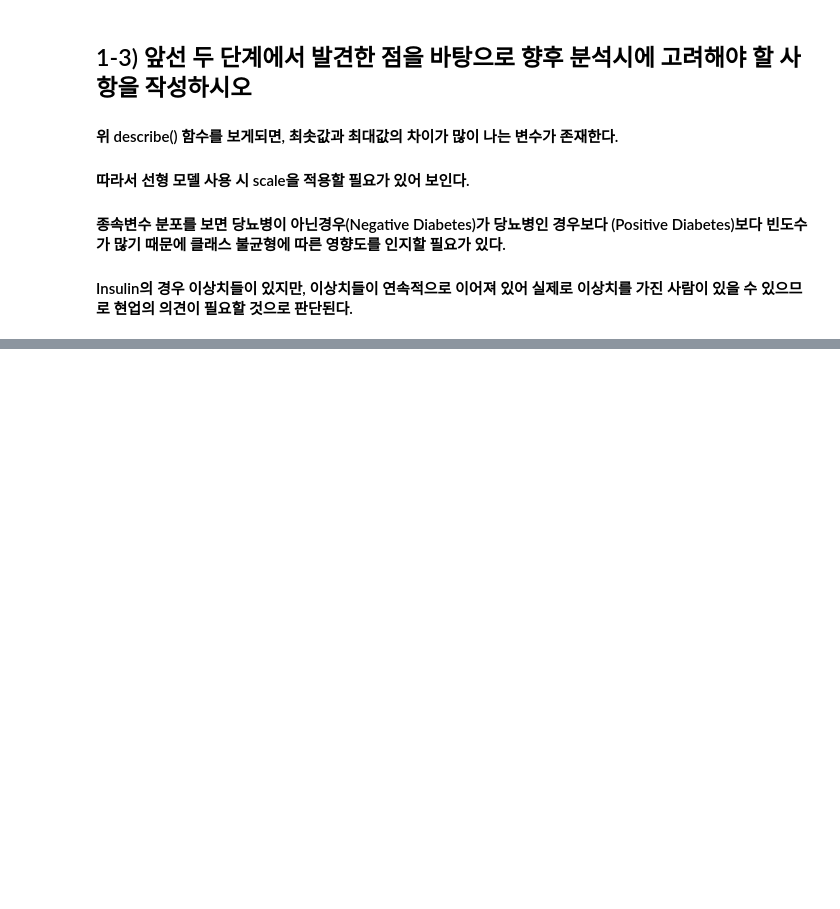
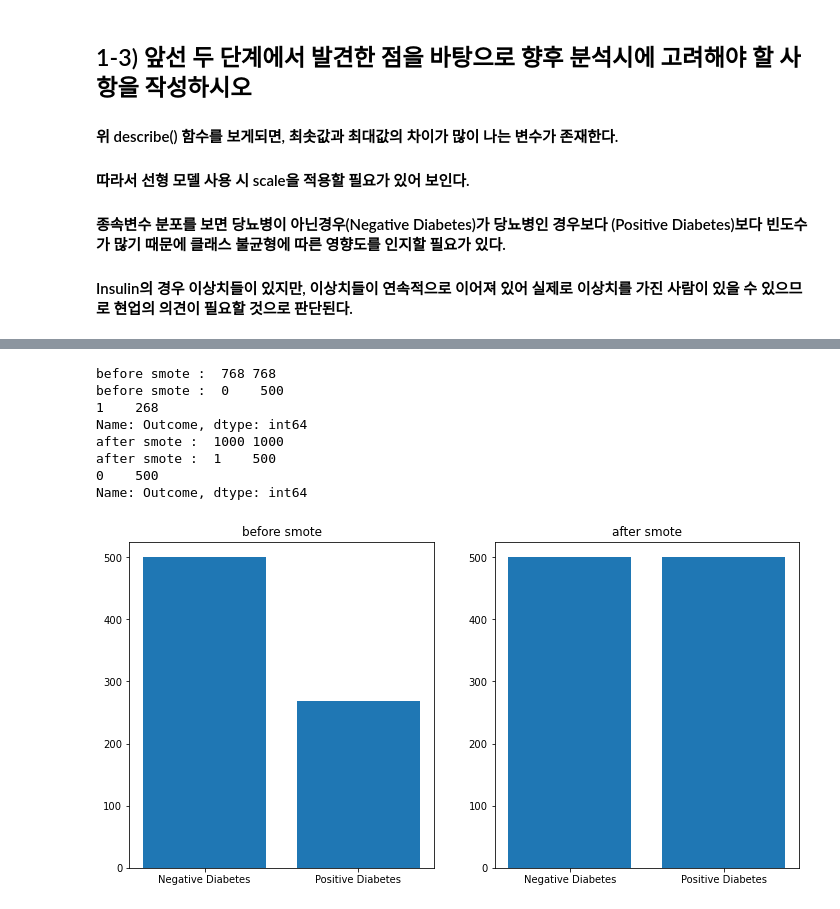
Before and after one commit to blackbutterfly0852/ADP_PRACTICE, a Jupyter notebook: 221123_22회기출.ipynb, the cells around one changed output, grey strips where cells are left out. Cells and saved outputs as stored; diff of their text form; code cells hidden in the pictures; blank space fills up the shorter version.

```diff
--- a/221123_22회기출.ipynb
+++ b/221123_22회기출.ipynb
@@ -220,0 +234,32 @@ df.describe()
+# %%
+from sklearn.model_selection import train_test_split
+X = df.drop('Outcome', axis = 1)
+y = df['Outcome']
+
+fig, axs = plt.subplots(1,2, figsize = (12,6))
+
+axs[0].bar(['Negative Diabetes','Positive Diabetes'], y.value_counts().values)
+axs[0].set_title('before smote')
+
+from imblearn.over_sampling import SMOTE
+smote =  SMOTE(k_neighbors=5)
+X_up, y_up = smote.fit_resample(X,y)
+
+axs[1].bar(['Negative Diabetes','Positive Diabetes'], y_up.value_counts().values)
+axs[1].set_title('after smote')
+
+print('before smote : ', len(X), len(y))
+print('before smote : ', y.value_counts())
+
+print('after smote : ', len(X_up), len(y_up))
+print('after smote : ', y_up.value_counts())
+# %% [output]
+before smote :  768 768
+before smote :  0    500
+1    268
+Name: Outcome, dtype: int64
+after smote :  1000 1000
+after smote :  1    500
+0    500
+Name: Outcome, dtype: int64
+[figure, added]
```
Also changed, not shown: parts of 34 cells of this notebook.
